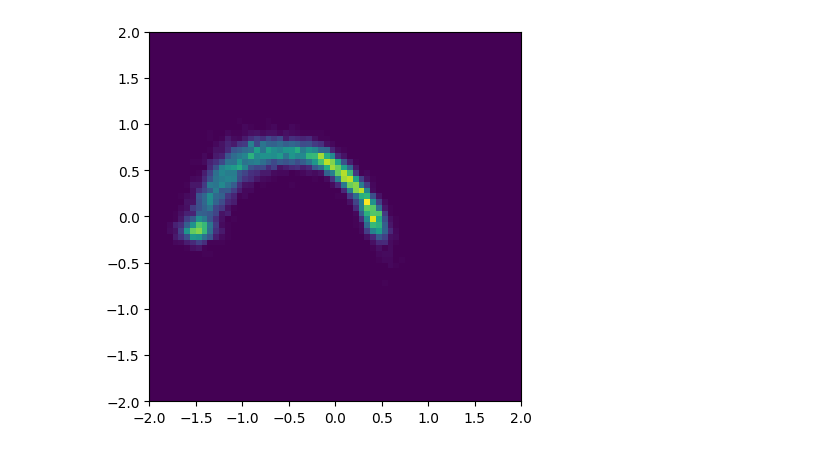
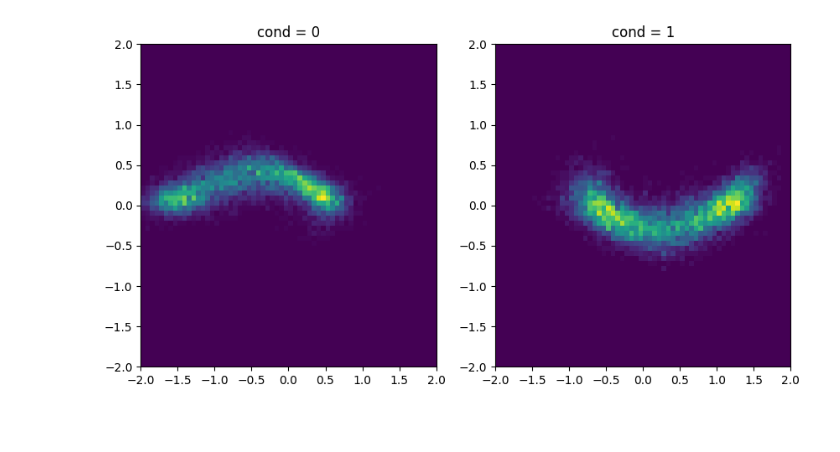
Before and after one commit to GeorgiosLymperis/deep-energy-forecasting, a Jupyter notebook: gan.ipynb, the cells around one changed output. Drawn from its saved outputs; the diff is of its cells as text; code cells hidden in the pictures; blank space fills up the shorter version.

```diff
--- a/gan.ipynb
+++ b/gan.ipynb
@@ -34,5 +34,5 @@ trainloader = data.DataLoader(trainset, batch_size=64, shuffle=True)
 # %%
 generator = Generator(z_dim=256, c_dim=1, y_dim=2, hidden_dim=128, device='cpu')
 discriminator = Discriminator(c_dim=1, y_dim=2, hidden_dim=128, device='cpu')
-discriminator, generator = train_wgan_gp(generator, discriminator, trainloader, d_lr=2e-4, epochs=50, gp_lambda=5, n_critic=10)
+discriminator, generator, history = train_wgan_gp_(generator, discriminator, trainloader, d_lr=2e-4, epochs=100, gp_lambda=5, n_critic=10)
 # %% [output]
@@ -64,10 +52,21 @@ Epoch [6/50], Batch [200/256], Disc. Loss: -0.2811, Gen. Loss: -2.6206
 # %%
-samples = generator.sample(10000, torch.tensor([0.0]))
-plt.figure(figsize=(4.8, 4.8))
-plt.hist2d(*samples.T, bins=64, range=((-2, 2), (-2, 2)))
+# Context dim = 1 (scalar condition)
+c0 = torch.tensor([[0.0]])   # shape (1,1)
+c1 = torch.tensor([[1.0]])   # shape (1,1)
+
+# Generate samples separately
+samps0 = generator.sample(10000, c0).view(-1, 2).cpu().numpy()
+samps1 = generator.sample(10000, c1).view(-1, 2).cpu().numpy()
+
+# Plot side by side
+fig, axs = plt.subplots(1, 2, figsize=(10, 5))
+axs[0].hist2d(*samps0.T, bins=64, range=((-2, 2), (-2, 2)))
+axs[0].set_title("cond = 0")
+axs[1].hist2d(*samps1.T, bins=64, range=((-2, 2), (-2, 2)))
+axs[1].set_title("cond = 1")
 plt.show()
 # %% [output]
-[figure, old version]
+[figure, new version]
 # %%
 # import torch.nn as nn
 # from gans_utils import ensure_batch_context
```
Also changed, not shown: parts of 4 cells of this notebook, 4 other files.
